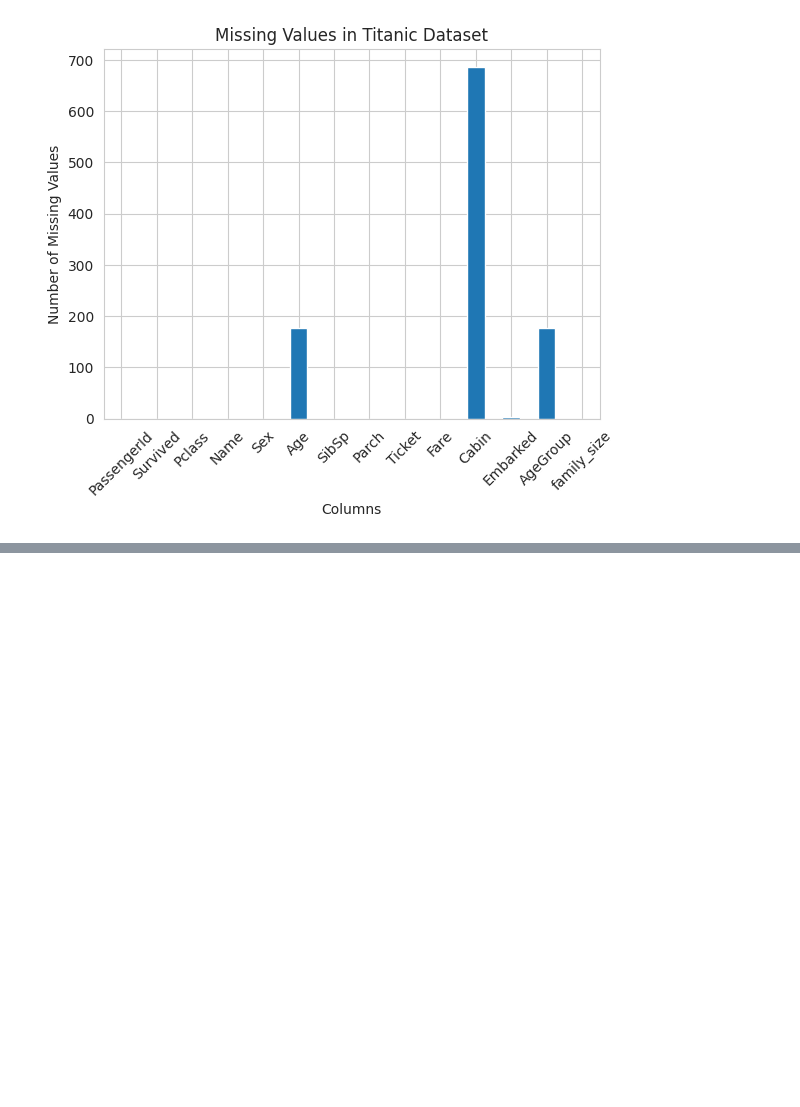
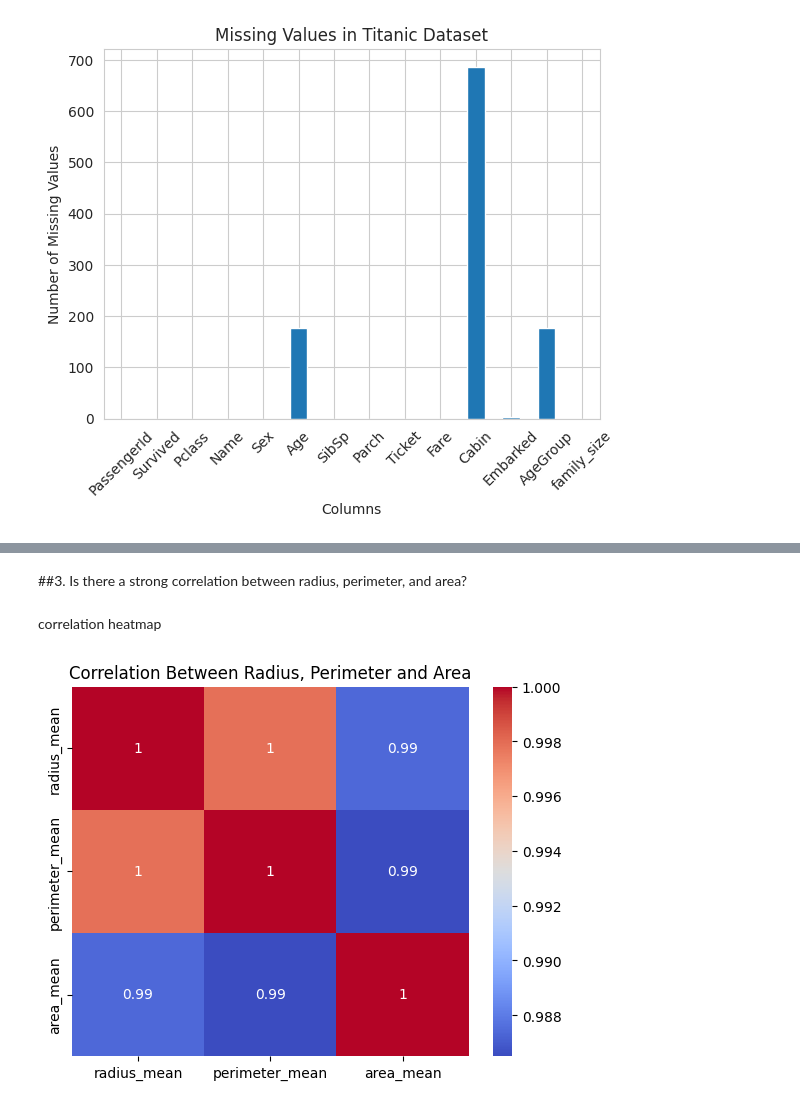
Before and after one commit to Gouri4666/MCA, a Jupyter notebook: sem3_lab/datascience/DataScience.ipynb, the cells around one changed output, grey strips where cells are left out. Cells and saved outputs as stored; diff of their text form; code cells hidden in the pictures; blank space fills up the shorter version.

```diff
--- a/sem3_lab/datascience/DataScience.ipynb
+++ b/sem3_lab/datascience/DataScience.ipynb
@@ -2062,0 +2128,13 @@ plt.show()
+# %% [markdown]
+##3. Is there a strong correlation between radius, perimeter, and area?
+# %% [markdown]
+correlation heatmap
+# %%
+corr = df[['radius_mean', 'perimeter_mean', 'area_mean']].corr()
+
+sns.heatmap(corr, annot=True, cmap='coolwarm')
+
+plt.title('Correlation Between Radius, Perimeter and Area')
+plt.show()
+# %% [output]
+[figure, added]
```
Also changed, not shown: parts of 45 cells of this notebook.
